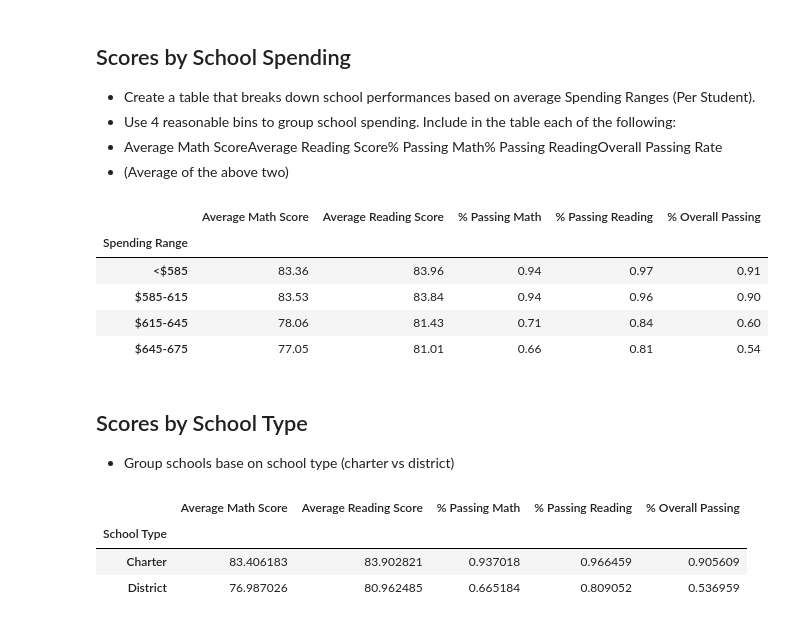
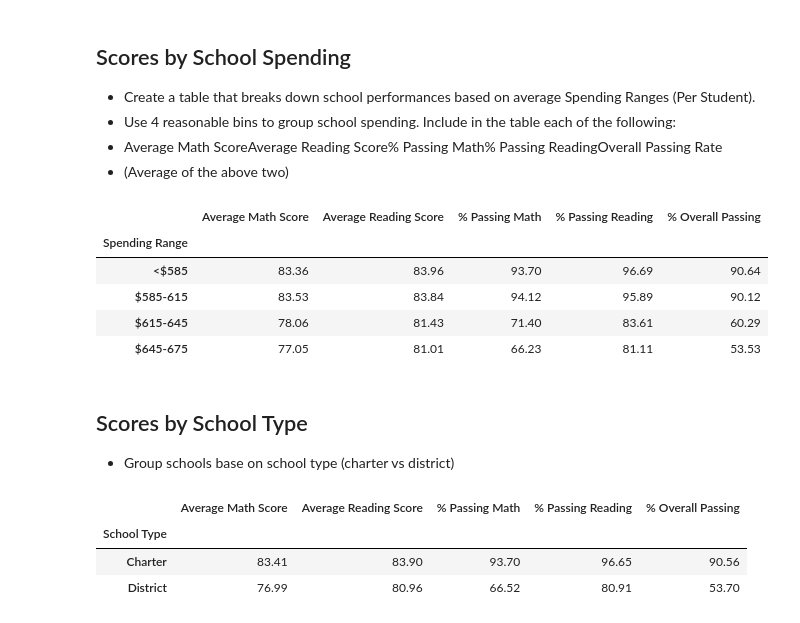
Before and after one commit to wycislo/pandas-challenge, a Jupyter notebook: PyCitySchools.ipynb, the cells around one changed output. Cells and saved outputs as stored; diff of their text form; code cells hidden in the pictures.

Commit message:
corrected formatting

```diff
--- a/PyCitySchools.ipynb
+++ b/PyCitySchools.ipynb
@@ -357,51 +357,67 @@ reading_score_by_grade_df
 # %%
 # bins and group names for pandas cut
 school_spend_bin = [0,585,615,645,675]
 spend_group_name = ["<$585", "$585-615", "$615-645", "$645-675"]
 # got setting copy with warning error. Made copy of original data frame and moved on
 student_school2_df =student_school_df.copy()
 student_school2_df['Spending Range'] = pd.cut(student_school2_df["Per Student Budget"]
                                               ,school_spend_bin,labels=spend_group_name)
-student_school2_df
+# find passing scores a
+student_school2_df["% Passing Math"] = round(student_school2_df["% Passing Math"]*100,2)
+student_school2_df["% Passing Reading"] = round(student_school2_df["% Passing Reading"]*100,2)
+student_school2_df["% Overall Passing"] = round(student_school2_df["% Overall Passing"] *100,2)
 
 spending_group = student_school2_df.groupby('Spending Range').mean()
 # remove columns
 del spending_group['Total Students']
 del spending_group['Total School Budget']
 del spending_group['Per Student Budget']
 spending_group
 
 #.map("{:.2f}".format)
 spending_group['Average Math Score'] = spending_group['Average Math Score'].map("{:.2f}".format)
 spending_group['Average Reading Score']=spending_group['Average Reading Score'].map("{:.2f}".format)
 spending_group['% Passing Math']=spending_group['% Passing Math'].map("{:.2f}".format)
 spending_group['% Passing Reading']=spending_group['% Passing Reading'].map("{:.2f}".format)
 spending_group['% Overall Passing']=spending_group['% Overall Passing'].map("{:.2f}".format)
 spending_group
 # %% [output]
 |  | Average Math Score | Average Reading Score | % Passing Math | % Passing Reading | % Overall Passing |
 | Spending Range |  |  |  |  |  |
-| <$585 | 83.36 | 83.96 | 0.94 | 0.97 | 0.91 |
-| $585-615 | 83.53 | 83.84 | 0.94 | 0.96 | 0.90 |
-| $615-645 | 78.06 | 81.43 | 0.71 | 0.84 | 0.60 |
-| $645-675 | 77.05 | 81.01 | 0.66 | 0.81 | 0.54 |
+| <$585 | 83.36 | 83.96 | 93.70 | 96.69 | 90.64 |
+| $585-615 | 83.53 | 83.84 | 94.12 | 95.89 | 90.12 |
+| $615-645 | 78.06 | 81.43 | 71.40 | 83.61 | 60.29 |
+| $645-675 | 77.05 | 81.01 | 66.23 | 81.11 | 53.53 |
 # %% [markdown]
 ## Scores by School Type
 
 * Group schools base on school type (charter vs district)
-# %%
-scores_by_school_type = student_school_df.copy()
-
-
-scores_by_school_type = scores_by_school_type.groupby('School Type').mean()
-
-
-del scores_by_school_type['Total Students']
-del scores_by_school_type['Total School Budget']
-del scores_by_school_type['Per Student Budget']
-scores_by_school_type
-# %% [output]
-|  | Average Math Score | Average Reading Score | % Passing Math | % Passing Reading | % Overall Passing |
-| School Type |  |  |  |  |  |
-| Charter | 83.406183 | 83.902821 | 0.937018 | 0.966459 | 0.905609 |
-| District | 76.987026 | 80.962485 | 0.665184 | 0.809052 | 0.536959 |
+# %%
+
+
+#create new df to hold group of schools
+scores_by_school_type = student_school_df.groupby(["School Type"]).mean()
+
+# find passing scores a
+scores_by_school_type["% Passing Math"] = round(scores_by_school_type["% Passing Math"]*100,2)
+scores_by_school_type["% Passing Reading"] = round(scores_by_school_type["% Passing Reading"]*100,2)
+scores_by_school_type["% Overall Passing"] = round(scores_by_school_type["% Overall Passing"] *100,2)
+
+# Format data
+scores_by_school_type["Total Students"] = scores_by_school_type["Total Students"].map("{:,.0f}".format)
+scores_by_school_type["Total School Budget"] = scores_by_school_type["Total School Budget"].map("${:,.2f}".format)
+scores_by_school_type["Per Student Budget"] = scores_by_school_type["Per Student Budget"].map("${:,.2f}".format)
+
+scores_by_school_type["Average Math Score"] = scores_by_school_type["Average Math Score"].map("{:,.2f}".format)
+scores_by_school_type["Average Reading Score"] = scores_by_school_type["Average Reading Score"].map("{:,.2f}".format)
+
+del scores_by_school_type['Total Students']
+del scores_by_school_type['Total School Budget']
+del scores_by_school_type['Per Student Budget']
+
+scores_by_school_type
+# %% [output]
+|  | Average Math Score | Average Reading Score | % Passing Math | % Passing Reading | % Overall Passing |
+| School Type |  |  |  |  |  |
+| Charter | 83.41 | 83.90 | 93.70 | 96.65 | 90.56 |
+| District | 76.99 | 80.96 | 66.52 | 80.91 | 53.70 |
```
Also changed, not shown: parts of 1 cell of this notebook.
